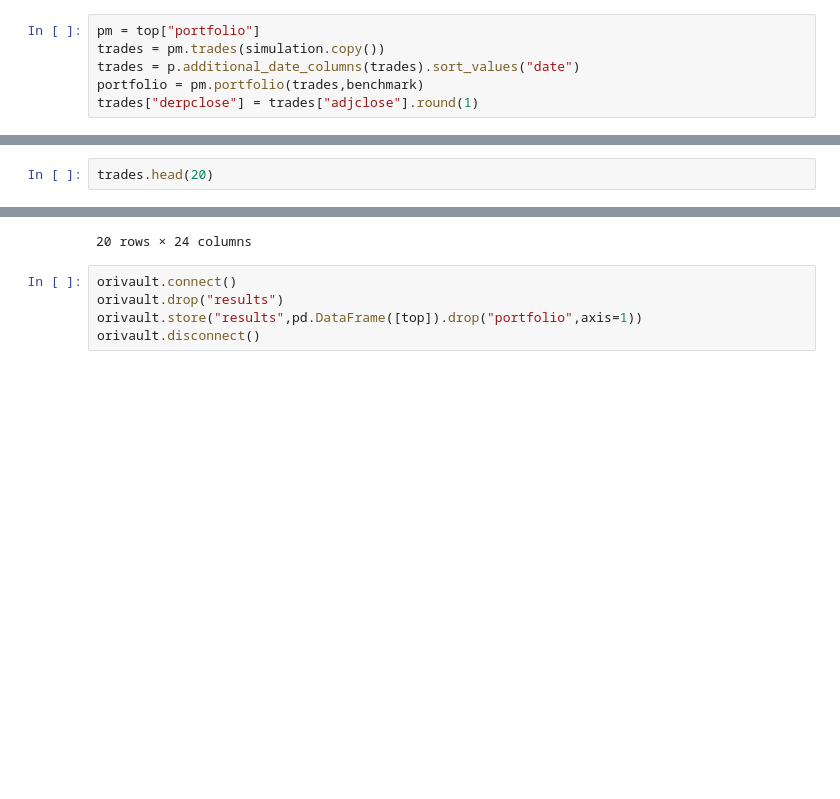
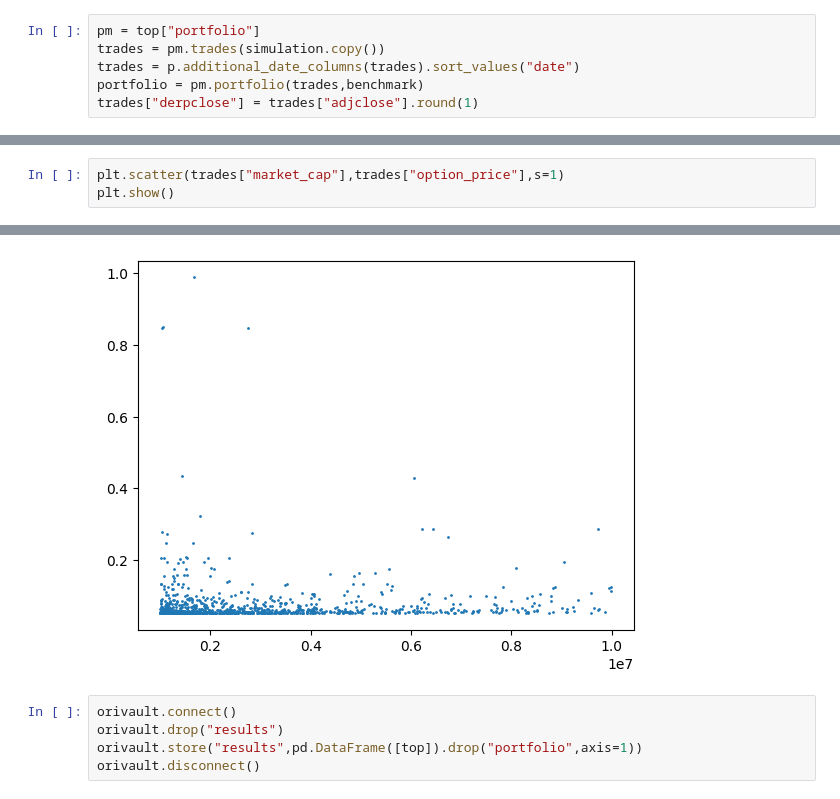
Before and after one commit to chung-ejy/orivault, a Jupyter notebook: strategies/alpaca_penny/penny_stocks_research.ipynb, the cells around one changed output, grey strips where cells are left out. Drawn from its saved outputs; the diff is of its cells as text; blank space fills up the shorter version.

```diff
--- a/strategies/alpaca_penny/penny_stocks_research.ipynb
+++ b/strategies/alpaca_penny/penny_stocks_research.ipynb
@@ -162,3 +173,4 @@ plt.show()
 # %%
-trades.head(20)
+plt.scatter(trades["market_cap"],trades["option_price"],s=1)
+plt.show()
 # %% [output]
@@ -182,4 +177,4 @@ trades.head(20)
-20 rows × 24 columns
+[figure, added]
 # %%
 orivault.connect()
 orivault.drop("results")
```
Also changed, not shown: parts of 7 cells of this notebook, 2 other files.
